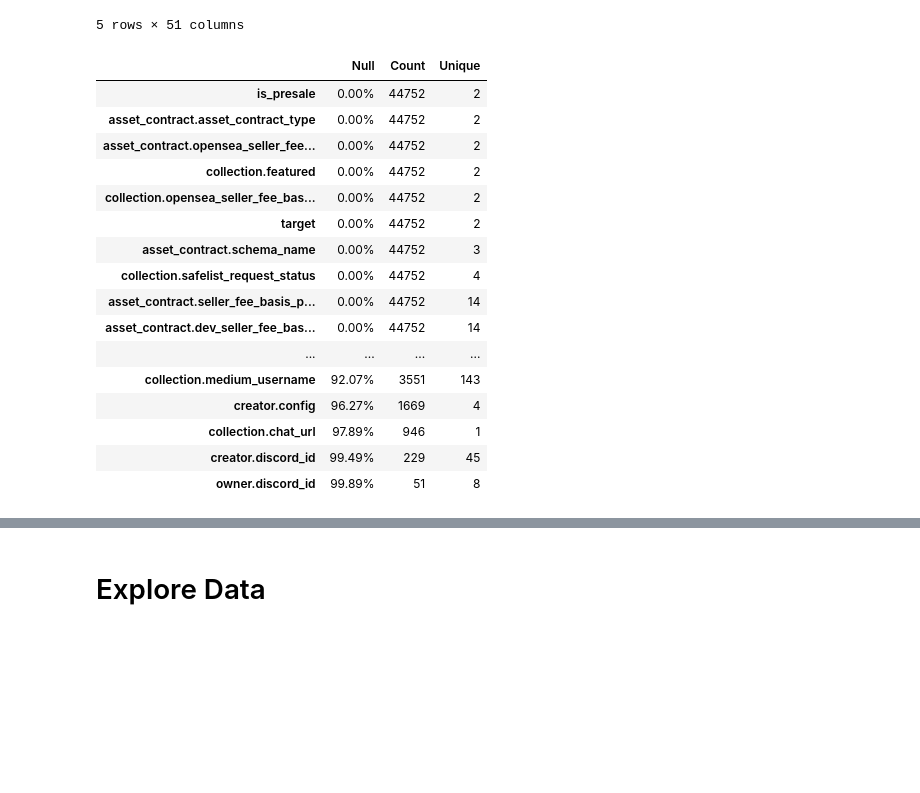
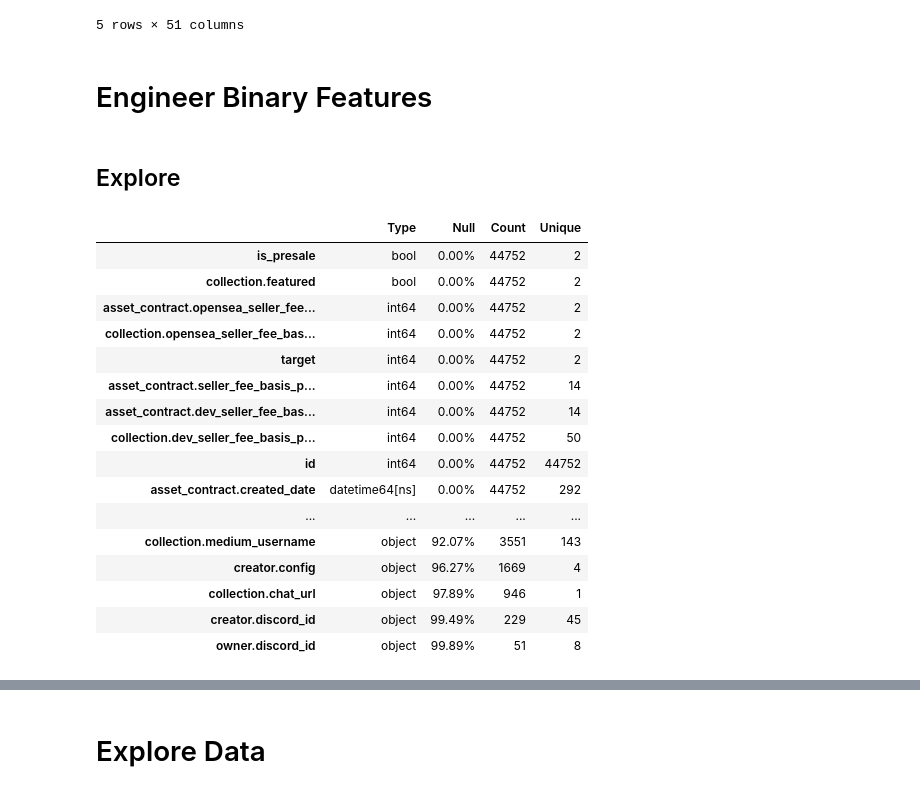
Before and after one commit to shawnjohnsamuel/nft-sale-prediction, a Jupyter notebook: working_notebooks/3_preprocessing.ipynb, the cells around one changed output, grey strips where cells are left out. Saved outputs shown, nothing was run; the diff lists cells and outputs as text; code cells hidden in the pictures; blank space fills up the shorter version.

Commit message:
engineered binary features

```diff
--- a/working_notebooks/3_preprocessing.ipynb
+++ b/working_notebooks/3_preprocessing.ipynb
@@ -65,31 +63,38 @@ df.head()
 | 3 | 30033342 | 951019051196233917371250428235477... | Crypto Graphic #47/999 | [] | #crypto #abstract #art #collectib... | True | https://lh3.googleusercontent.com... | NaN | ... |
 | 4 | 30033341 | 102951164854300773624772774884750... | 380 | [{'trait_type': 'Clothes', 'value... | NaN | True | https://lh3.googleusercontent.com... | NaN | ... |
 5 rows × 51 columns
+# %% [markdown]
+# Engineer Binary Features
+# %% [markdown]
+## Explore
 # %%
+# find out a bit more about the dtype, uniques, counts and how many null in each column
+
 df_isna = pd.DataFrame()
 
 for column in df.columns:
+    df_isna.loc['Type', column] = df.dtypes[column]
     df_isna.loc['Null', column] = f"{df[column].isna().sum()/len(df):.2%}"
     df_isna.loc['Count', column] = df[column].count()
     df_isna.loc['Unique', column] = df[column].nunique()
 
 with pd.option_context('display.max_rows', 150):
-    display(df_isna.T.sort_values(by=['Null','Unique','Count'], ascending=True))
+    display(df_isna.T.sort_values(by=['Type','Null','Count','Unique']))
 # %% [output]
-|  | Null | Count | Unique |
-| is_presale | 0.00% | 44752 | 2 |
-| asset_contract.asset_contract_type | 0.00% | 44752 | 2 |
-| asset_contract.opensea_seller_fee... | 0.00% | 44752 | 2 |
-| collection.featured | 0.00% | 44752 | 2 |
-| collection.opensea_seller_fee_bas... | 0.00% | 44752 | 2 |
-| target | 0.00% | 44752 | 2 |
-| asset_contract.schema_name | 0.00% | 44752 | 3 |
-| collection.safelist_request_status | 0.00% | 44752 | 4 |
-| asset_contract.seller_fee_basis_p... | 0.00% | 44752 | 14 |
-| asset_contract.dev_seller_fee_bas... | 0.00% | 44752 | 14 |
-| ... | ... | ... | ... |
-| collection.medium_username | 92.07% | 3551 | 143 |
-| creator.config | 96.27% | 1669 | 4 |
-| collection.chat_url | 97.89% | 946 | 1 |
-| creator.discord_id | 99.49% | 229 | 45 |
-| owner.discord_id | 99.89% | 51 | 8 |
+|  | Type | Null | Count | Unique |
+| is_presale | bool | 0.00% | 44752 | 2 |
+| collection.featured | bool | 0.00% | 44752 | 2 |
+| asset_contract.opensea_seller_fee... | int64 | 0.00% | 44752 | 2 |
+| collection.opensea_seller_fee_bas... | int64 | 0.00% | 44752 | 2 |
+| target | int64 | 0.00% | 44752 | 2 |
+| asset_contract.seller_fee_basis_p... | int64 | 0.00% | 44752 | 14 |
+| asset_contract.dev_seller_fee_bas... | int64 | 0.00% | 44752 | 14 |
+| collection.dev_seller_fee_basis_p... | int64 | 0.00% | 44752 | 50 |
+| id | int64 | 0.00% | 44752 | 44752 |
+| asset_contract.created_date | datetime64[ns] | 0.00% | 44752 | 292 |
+| ... | ... | ... | ... | ... |
+| collection.medium_username | object | 92.07% | 3551 | 143 |
+| creator.config | object | 96.27% | 1669 | 4 |
+| collection.chat_url | object | 97.89% | 946 | 1 |
+| creator.discord_id | object | 99.49% | 229 | 45 |
+| owner.discord_id | object | 99.89% | 51 | 8 |
```
Also changed, not shown: parts of 28 cells of this notebook.
